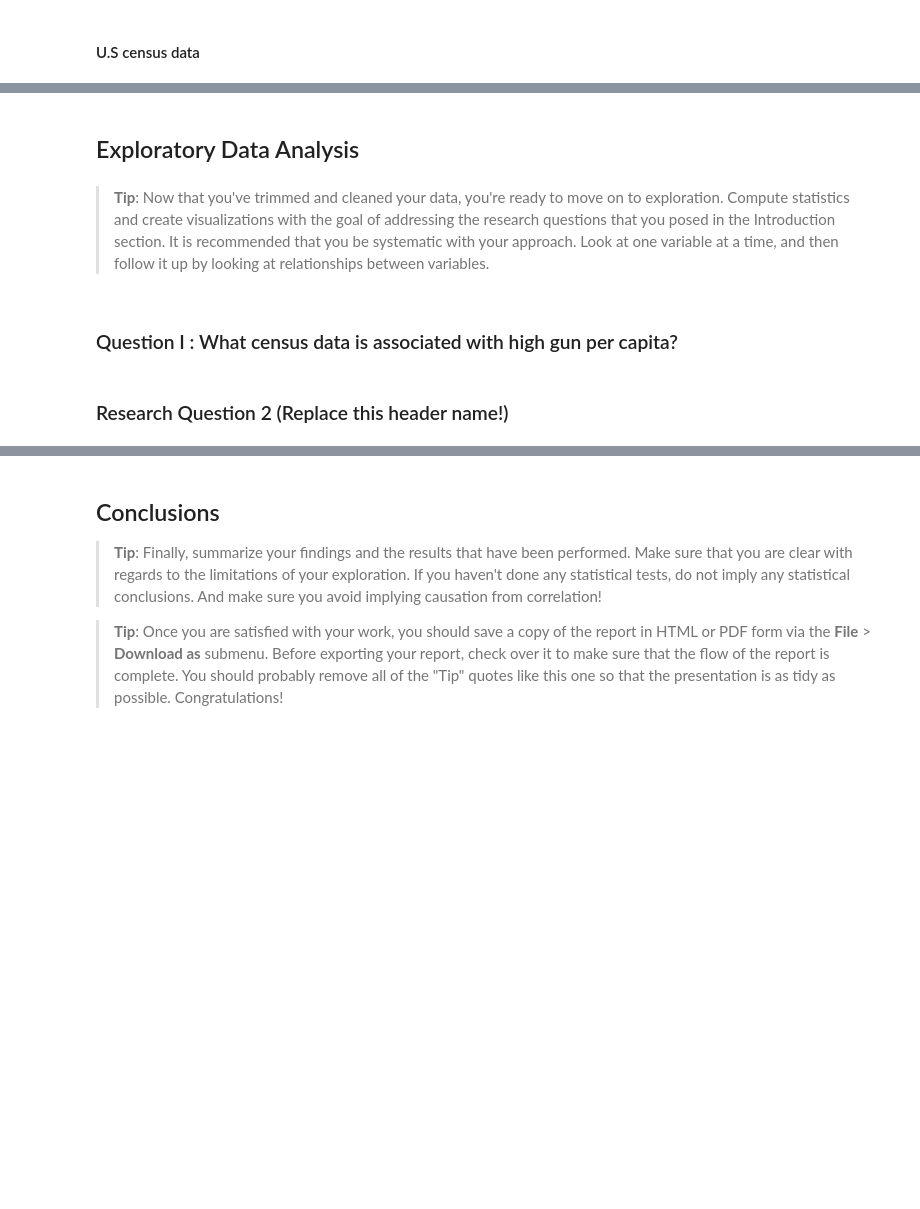
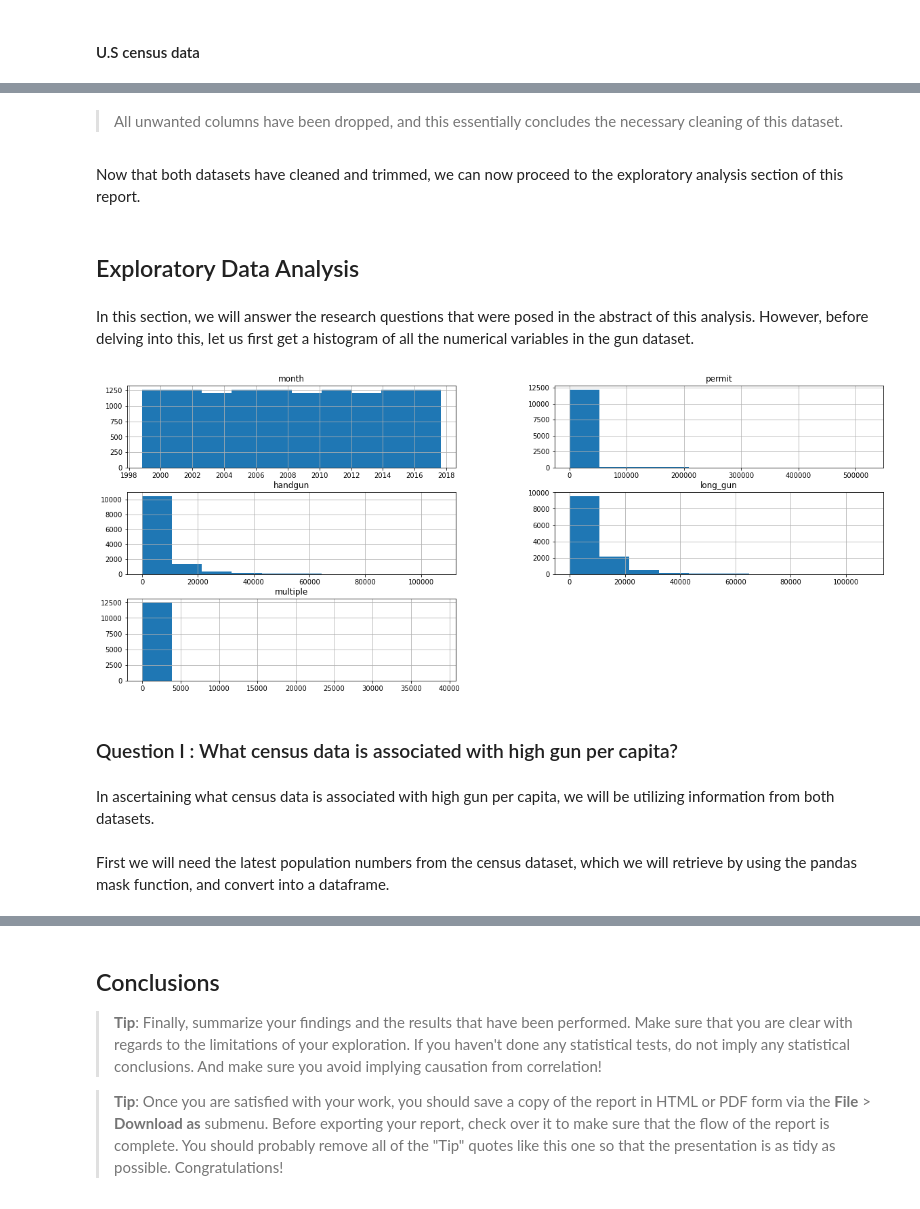
Before and after one commit to jjjeorgee/ALX-T, a Jupyter notebook: Project 01/NCIS background checks data analysis collated with US census data.ipynb, the cells around one changed output, grey strips where cells are left out. Cells and saved outputs as stored; diff of their text form; code cells hidden in the pictures; blank space fills up the shorter version.

```diff
--- a/Project 01/NCIS background checks data analysis collated with US census data.ipynb
+++ b/Project 01/NCIS background checks data analysis collated with US census data.ipynb
@@ -393,7 +401,15 @@ Gun_data.hist(figsize=(10, 8));
+# %% [markdown]
+> All unwanted columns have been dropped, and this essentially concludes the necessary cleaning of this dataset.
+# %% [markdown]
+Now that both datasets have cleaned and trimmed, we can now proceed to the exploratory analysis section of this report.
 # %% [markdown]
 <a id='eda'></a>
 ## Exploratory Data Analysis
-# %% [markdown]
-> **Tip**: Now that you've trimmed and cleaned your data, you're ready to move on to exploration. Compute statistics and create visualizations with the goal of addressing the research questions that you posed in the Introduction section. It is recommended that you be systematic with your approach. Look at one variable at a time, and then follow it up by looking at relationships between variables.
+# %% [markdown]
+In this section, we will answer the research questions that were posed in the abstract of this analysis. However, before delving into this, let us first get a histogram of all the numerical variables in the gun dataset.
+# %%
+Gun_data.hist(figsize=(20, 8));
+# %% [output]
+[figure, added]
 # %% [markdown]
 ### Question I : What census data is associated with high gun per capita?
@@ -403,2 +415,0 @@ Gun_data.hist(figsize=(10, 8));
-# %% [markdown]
-### Research Question 2  (Replace this header name!)
@@ -408,0 +416,4 @@ Gun_data.hist(figsize=(10, 8));
+# %% [markdown]
+In ascertaining what census data is associated with high gun per capita, we will be utilizing information from both datasets.
+# %% [markdown]
+First we will need the latest population numbers from the census dataset, which we will retrieve by using the pandas mask function, and convert into a dataframe.
```
Also changed, not shown: parts of 24 cells of this notebook.
